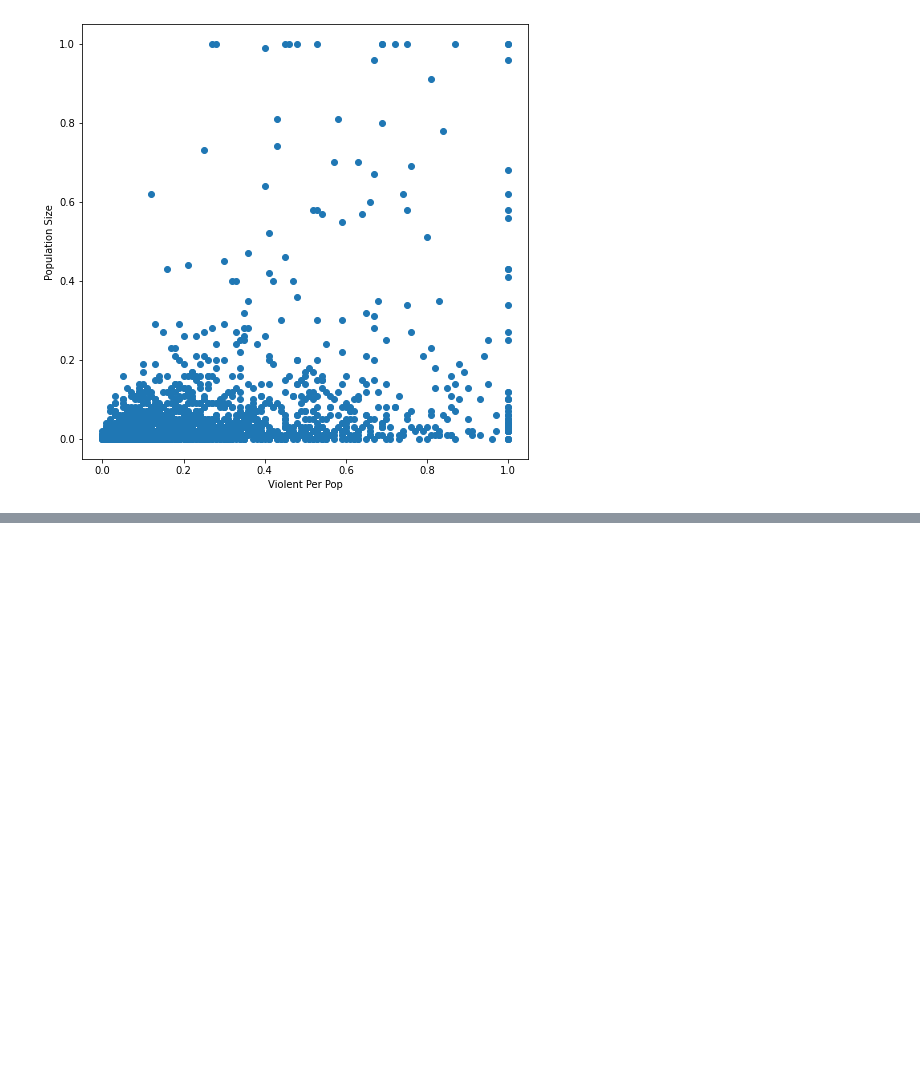
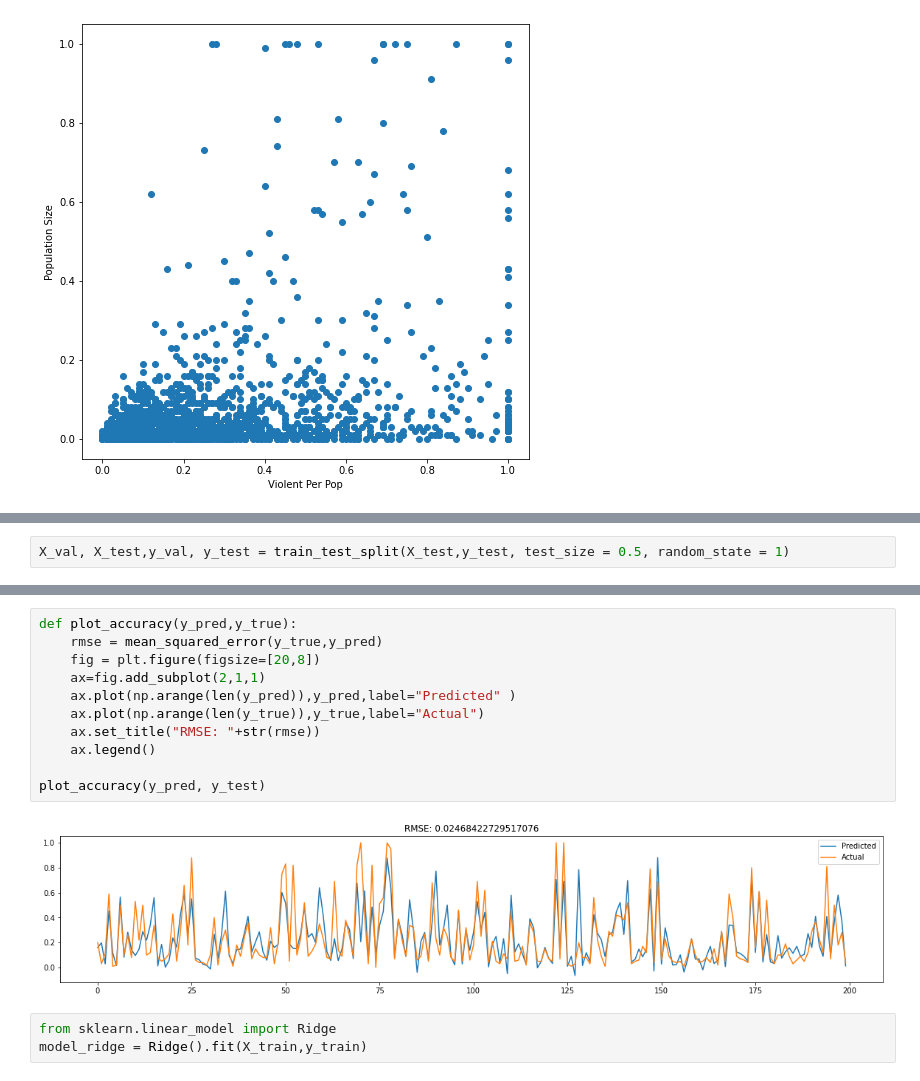
Before and after one commit to ngphl/CrimePredictor, a Jupyter notebook: crimePred.ipynb, the cells around one changed output, grey strips where cells are left out. Drawn from its saved outputs; the diff is of its cells as text; blank space fills up the shorter version.

```diff
--- a/crimePred.ipynb
+++ b/crimePred.ipynb
@@ -105,0 +124,2 @@ Text(0, 0.5, 'Population Size')
+# %%
+X_val, X_test,y_val, y_test = train_test_split(X_test,y_test, test_size = 0.5, random_state = 1)
@@ -105,0 +166,16 @@ Text(0, 0.5, 'Population Size')
+# %%
+def plot_accuracy(y_pred,y_true):
+    rmse = mean_squared_error(y_true,y_pred)
+    fig = plt.figure(figsize=[20,8])
+    ax=fig.add_subplot(2,1,1)
+    ax.plot(np.arange(len(y_pred)),y_pred,label="Predicted" )
+    ax.plot(np.arange(len(y_true)),y_true,label="Actual")
+    ax.set_title("RMSE: "+str(rmse))
+    ax.legend()
+
+plot_accuracy(y_pred, y_test)
+# %% [output]
+[figure, added]
+# %%
+from sklearn.linear_model import Ridge
+model_ridge = Ridge().fit(X_train,y_train)
```
Also changed, not shown: parts of 24 cells of this notebook.
